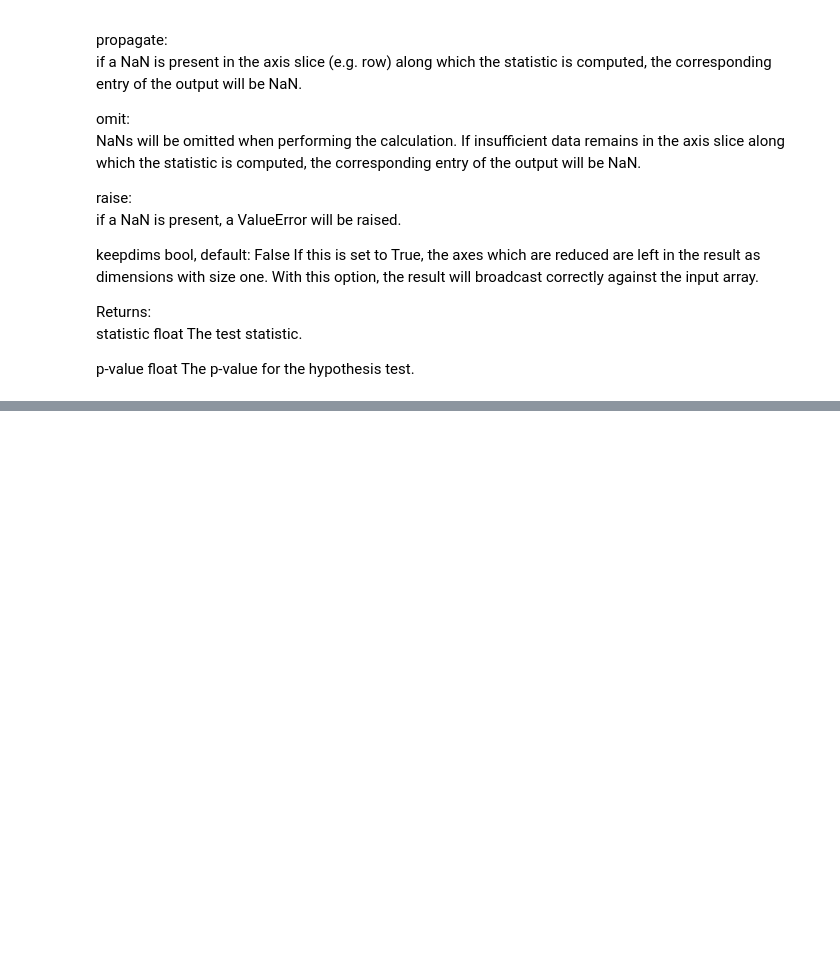
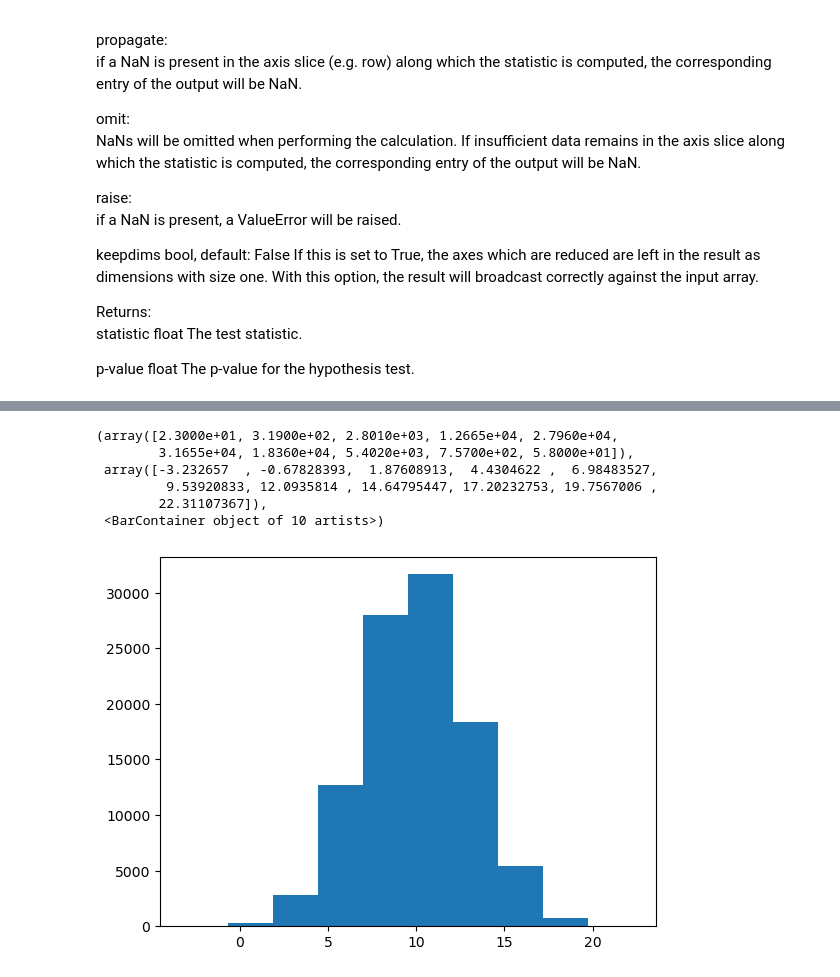
Before and after one commit to cpjm/applied_statistics_assesment, a Jupyter notebook: tasks.ipynb, the cells around one changed output, grey strips where cells are left out. Drawn from its saved outputs; the diff is of its cells as text; code cells hidden in the pictures; blank space fills up the shorter version.

Commit message:
Added code for Task 2 and histogram

```diff
--- a/tasks.ipynb
+++ b/tasks.ipynb
@@ -440,0 +473,11 @@ pvalue:  0.8779560923576355
+# %%
+# Plot a histogram
+plt.hist(samples)
+# %% [output]
+(array([2.3000e+01, 3.1900e+02, 2.8010e+03, 1.2665e+04, 2.7960e+04,
+        3.1655e+04, 1.8360e+04, 5.4020e+03, 7.5700e+02, 5.8000e+01]),
+ array([-3.232657  , -0.67828393,  1.87608913,  4.4304622 ,  6.98483527,
+         9.53920833, 12.0935814 , 14.64795447, 17.20232753, 19.7567006 ,
+        22.31107367]),
+ <BarContainer object of 10 artists>)
+[figure, added]
```
Also changed, not shown: parts of 9 cells of this notebook.
